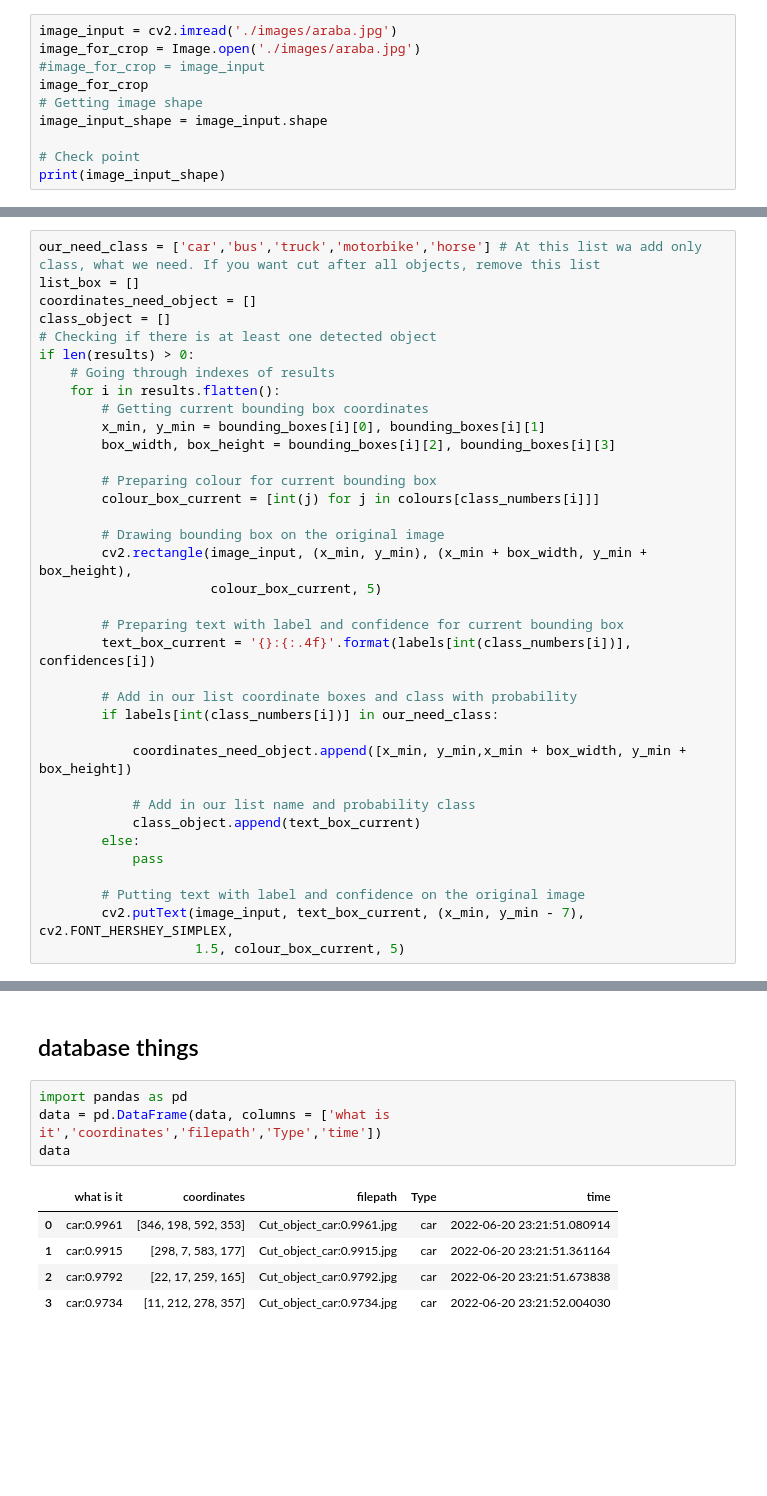
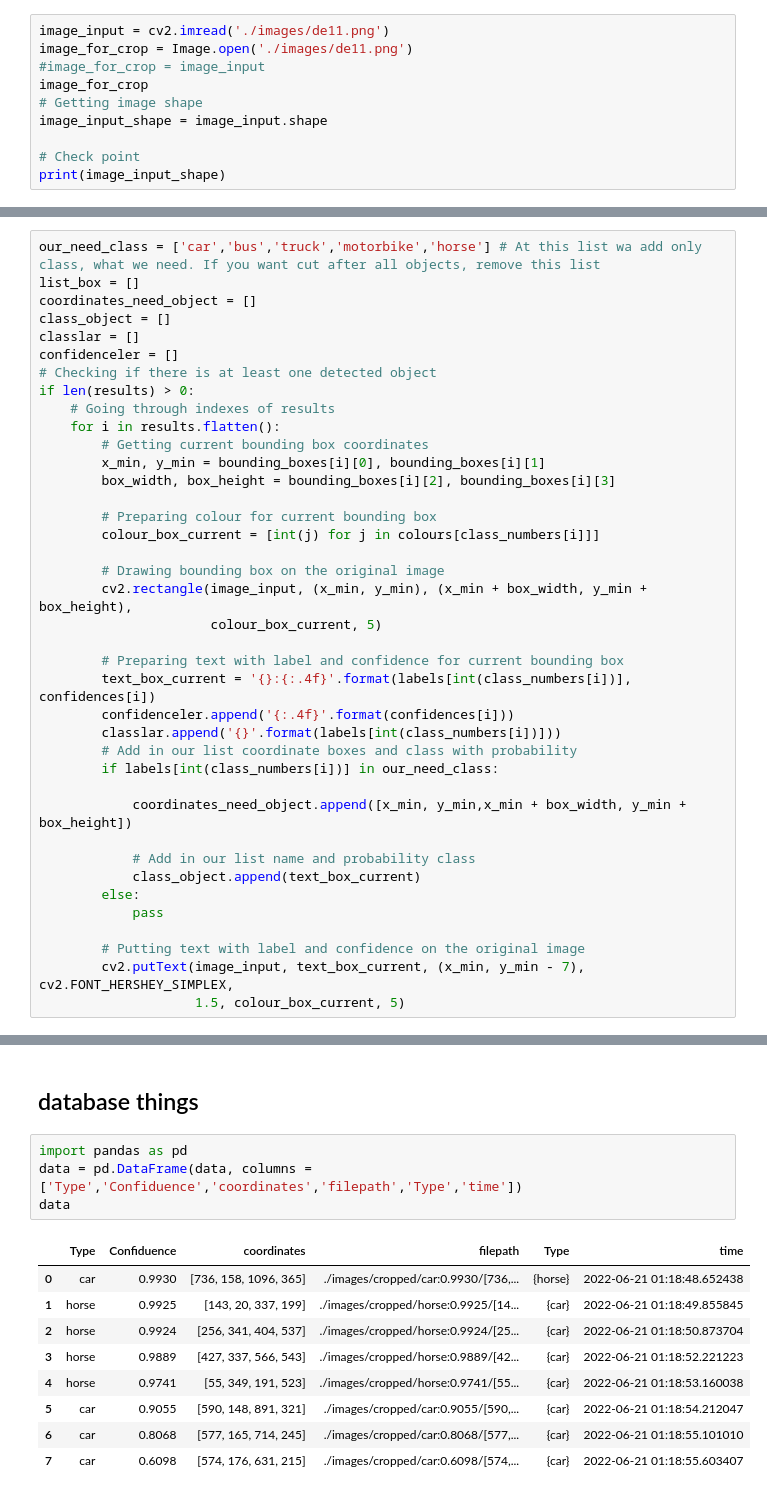
Before and after one commit to mrtlckn/objectDetectionW_Yolov3, a Jupyter notebook: Untitled.ipynb, the cells around one changed output, grey strips where cells are left out. Drawn from its saved outputs; the diff is of its cells as text; blank space fills up the shorter version.

```diff
--- a/Untitled.ipynb
+++ b/Untitled.ipynb
@@ -45,8 +45,8 @@ print(layers_names_output)  # ['yolo_82', 'yolo_94', 'yolo_106']
 # %% [output]
 ['yolo_82', 'yolo_94', 'yolo_106']
 # %%
-image_input = cv2.imread('./images/araba.jpg')
-image_for_crop = Image.open('./images/araba.jpg')
+image_input = cv2.imread('./images/de11.png')
+image_for_crop = Image.open('./images/de11.png')
 #image_for_crop = image_input
 image_for_crop
 # Getting image shape
@@ -182,6 +184,8 @@ our_need_class = ['car','bus','truck','motorbike','horse'] # At this list wa add
 list_box = []
 coordinates_need_object = []
 class_object = []
+classlar = []
+confidenceler = []
 # Checking if there is at least one detected object
 if len(results) > 0:
     # Going through indexes of results
@@ -199,7 +203,8 @@ if len(results) > 0:
 
         # Preparing text with label and confidence for current bounding box
         text_box_current = '{}:{:.4f}'.format(labels[int(class_numbers[i])], confidences[i])
-
+        confidenceler.append('{:.4f}'.format(confidences[i]))
+        classlar.append('{}'.format(labels[int(class_numbers[i])]))
         # Add in our list coordinate boxes and class with probability
         if labels[int(class_numbers[i])] in our_need_class:
 
@@ -315,14 +351,18 @@ This has coordinates : [11, 212, 278, 357]
 ## database things
 # %%
 import pandas as pd
-data = pd.DataFrame(data, columns = ['what is it','coordinates','filepath','Type','time'])
+data = pd.DataFrame(data, columns = ['Type','Confiduence','coordinates','filepath','Type','time'])
 data
 # %% [output]
-|  | what is it | coordinates | filepath | Type | time |
-| 0 | car:0.9961 | [346, 198, 592, 353] | Cut_object_car:0.9961.jpg | car | 2022-06-20 23:21:51.080914 |
-| 1 | car:0.9915 | [298, 7, 583, 177] | Cut_object_car:0.9915.jpg | car | 2022-06-20 23:21:51.361164 |
-| 2 | car:0.9792 | [22, 17, 259, 165] | Cut_object_car:0.9792.jpg | car | 2022-06-20 23:21:51.673838 |
-| 3 | car:0.9734 | [11, 212, 278, 357] | Cut_object_car:0.9734.jpg | car | 2022-06-20 23:21:52.004030 |
+|  | Type | Confiduence | coordinates | filepath | Type | time |
+| 0 | car | 0.9930 | [736, 158, 1096, 365] | ./images/cropped/car:0.9930/[736,... | {horse} | 2022-06-21 01:18:48.652438 |
+| 1 | horse | 0.9925 | [143, 20, 337, 199] | ./images/cropped/horse:0.9925/[14... | {car} | 2022-06-21 01:18:49.855845 |
+| 2 | horse | 0.9924 | [256, 341, 404, 537] | ./images/cropped/horse:0.9924/[25... | {car} | 2022-06-21 01:18:50.873704 |
+| 3 | horse | 0.9889 | [427, 337, 566, 543] | ./images/cropped/horse:0.9889/[42... | {car} | 2022-06-21 01:18:52.221223 |
+| 4 | horse | 0.9741 | [55, 349, 191, 523] | ./images/cropped/horse:0.9741/[55... | {car} | 2022-06-21 01:18:53.160038 |
+| 5 | car | 0.9055 | [590, 148, 891, 321] | ./images/cropped/car:0.9055/[590,... | {car} | 2022-06-21 01:18:54.212047 |
+| 6 | car | 0.8068 | [577, 165, 714, 245] | ./images/cropped/car:0.8068/[577,... | {car} | 2022-06-21 01:18:55.101010 |
+| 7 | car | 0.6098 | [574, 176, 631, 215] | ./images/cropped/car:0.6098/[574,... | {car} | 2022-06-21 01:18:55.603407 |
 # %%
 list_names_cut_objects
 # %% [output]
```
Also changed, not shown: parts of 30 cells of this notebook.
